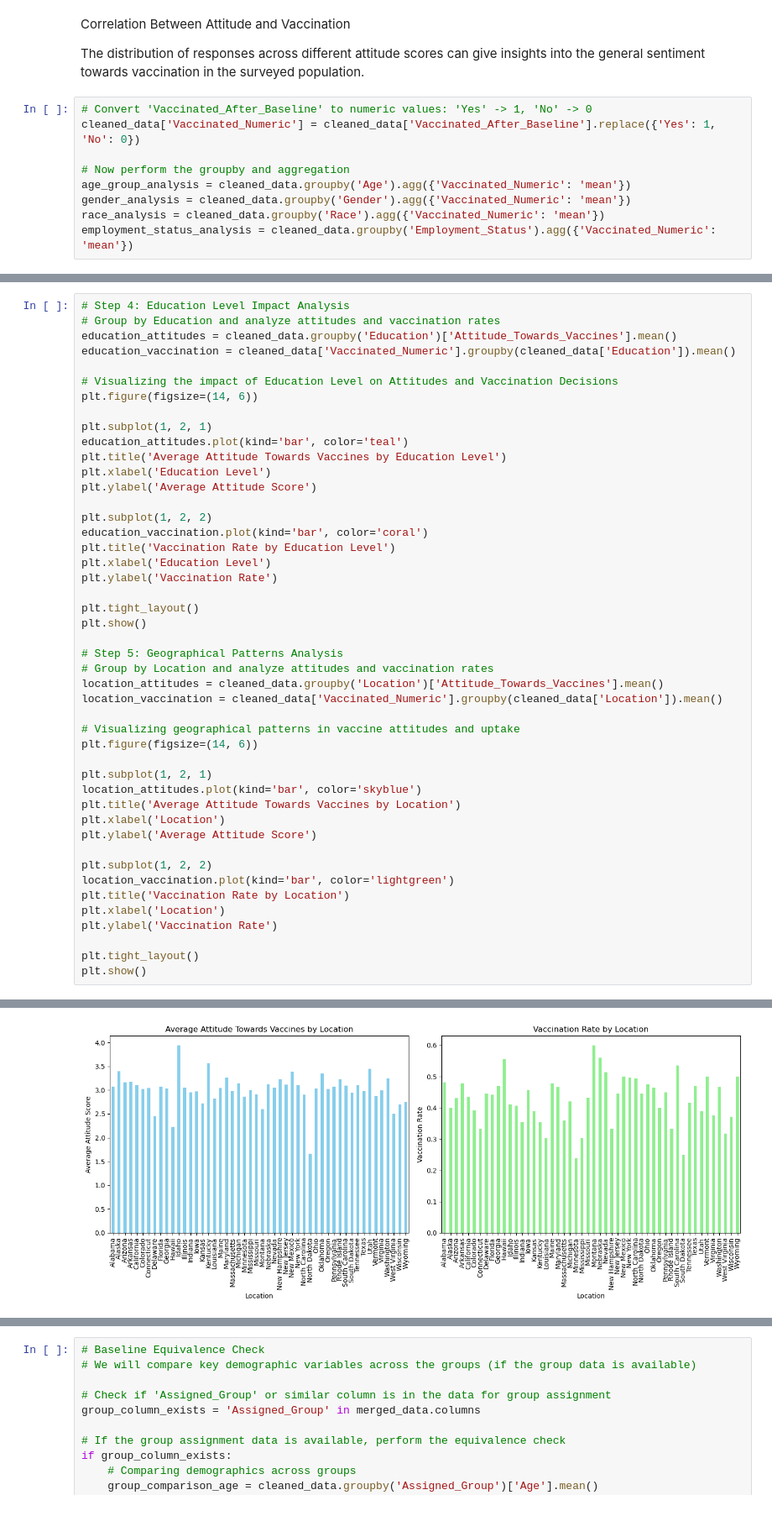
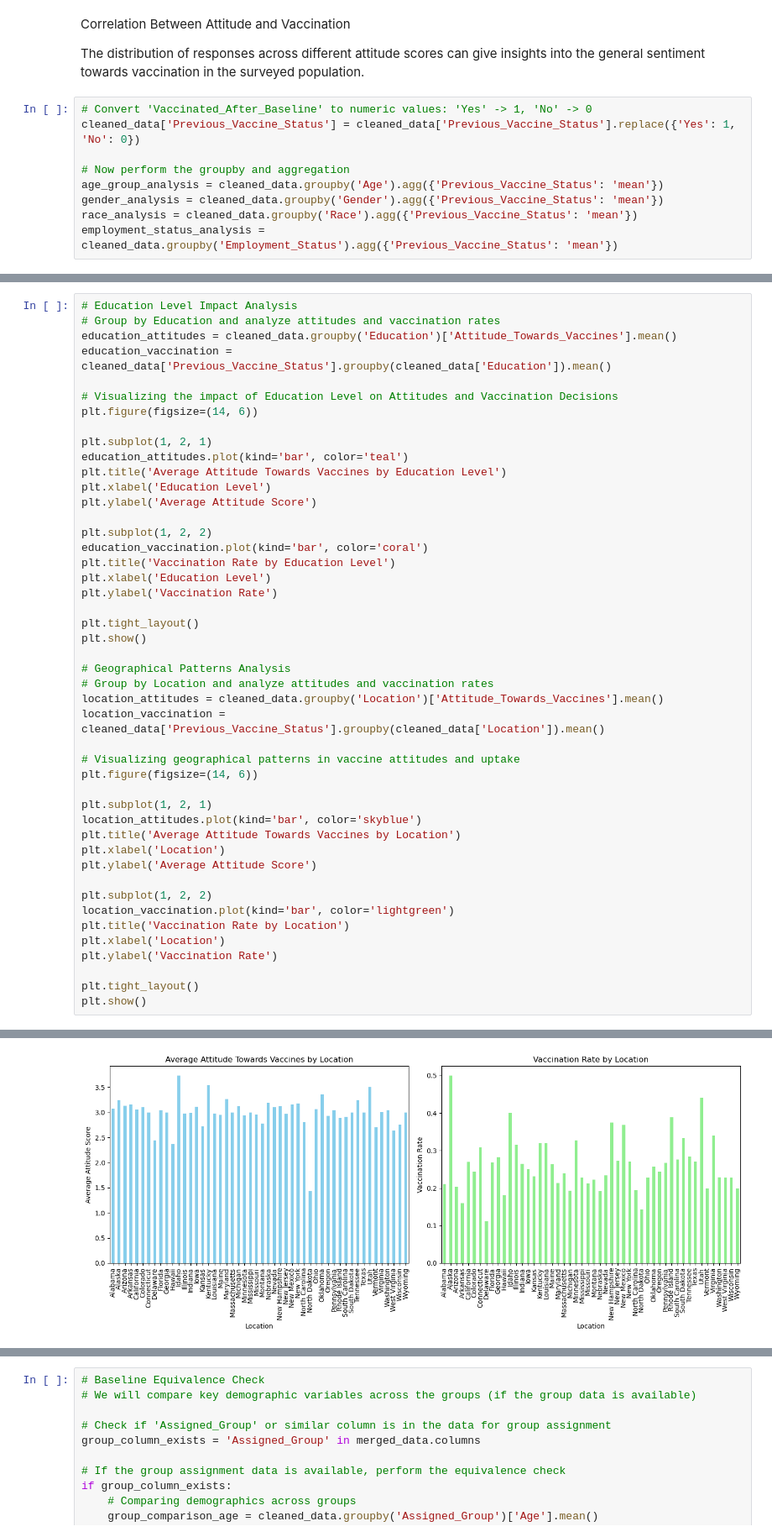
Before and after one commit to yujie-xue/Coding-task_pre-doc_UIUC, a Jupyter notebook: Output.ipynb, the cells around one changed output, grey strips where cells are left out. Shown at 84% size. Drawn from its saved outputs; the diff is of its cells as text.

```diff
--- a/Output.ipynb
+++ b/Output.ipynb
@@ -44,13 +44,13 @@ Correlation Between Attitude and Vaccination
 The distribution of responses across different attitude scores can give insights into the general sentiment towards vaccination in the surveyed population.
 # %%
 # Convert 'Vaccinated_After_Baseline' to numeric values: 'Yes' -> 1, 'No' -> 0
-cleaned_data['Vaccinated_Numeric'] = cleaned_data['Vaccinated_After_Baseline'].replace({'Yes': 1, 'No': 0})
+cleaned_data['Previous_Vaccine_Status'] = cleaned_data['Previous_Vaccine_Status'].replace({'Yes': 1, 'No': 0})
 
 # Now perform the groupby and aggregation
-age_group_analysis = cleaned_data.groupby('Age').agg({'Vaccinated_Numeric': 'mean'})
-gender_analysis = cleaned_data.groupby('Gender').agg({'Vaccinated_Numeric': 'mean'})
-race_analysis = cleaned_data.groupby('Race').agg({'Vaccinated_Numeric': 'mean'})
-employment_status_analysis = cleaned_data.groupby('Employment_Status').agg({'Vaccinated_Numeric': 'mean'})
+age_group_analysis = cleaned_data.groupby('Age').agg({'Previous_Vaccine_Status': 'mean'})
+gender_analysis = cleaned_data.groupby('Gender').agg({'Previous_Vaccine_Status': 'mean'})
+race_analysis = cleaned_data.groupby('Race').agg({'Previous_Vaccine_Status': 'mean'})
+employment_status_analysis = cleaned_data.groupby('Employment_Status').agg({'Previous_Vaccine_Status': 'mean'})
 # %% [output]
 A value is trying to be set on a copy of a slice from a DataFrame.
 Try using .loc[row_indexer,col_indexer] = value instead
@@ -98,8 +98,8 @@ plt.show()
 # %%
-# Step 4: Education Level Impact Analysis
+# Education Level Impact Analysis
 # Group by Education and analyze attitudes and vaccination rates
 education_attitudes = cleaned_data.groupby('Education')['Attitude_Towards_Vaccines'].mean()
-education_vaccination = cleaned_data['Vaccinated_Numeric'].groupby(cleaned_data['Education']).mean()
+education_vaccination = cleaned_data['Previous_Vaccine_Status'].groupby(cleaned_data['Education']).mean()
 
 # Visualizing the impact of Education Level on Attitudes and Vaccination Decisions
 plt.figure(figsize=(14, 6))
@@ -119,10 +119,10 @@ plt.ylabel('Vaccination Rate')
 plt.tight_layout()
 plt.show()
 
-# Step 5: Geographical Patterns Analysis
+# Geographical Patterns Analysis
 # Group by Location and analyze attitudes and vaccination rates
 location_attitudes = cleaned_data.groupby('Location')['Attitude_Towards_Vaccines'].mean()
-location_vaccination = cleaned_data['Vaccinated_Numeric'].groupby(cleaned_data['Location']).mean()
+location_vaccination = cleaned_data['Previous_Vaccine_Status'].groupby(cleaned_data['Location']).mean()
 
 # Visualizing geographical patterns in vaccine attitudes and uptake
 plt.figure(figsize=(14, 6))
@@ -146 +146 @@ plt.show()
-[figure, old version]
+[figure, new version]
```
Also changed, not shown: parts of 12 cells of this notebook, 3 other files.
